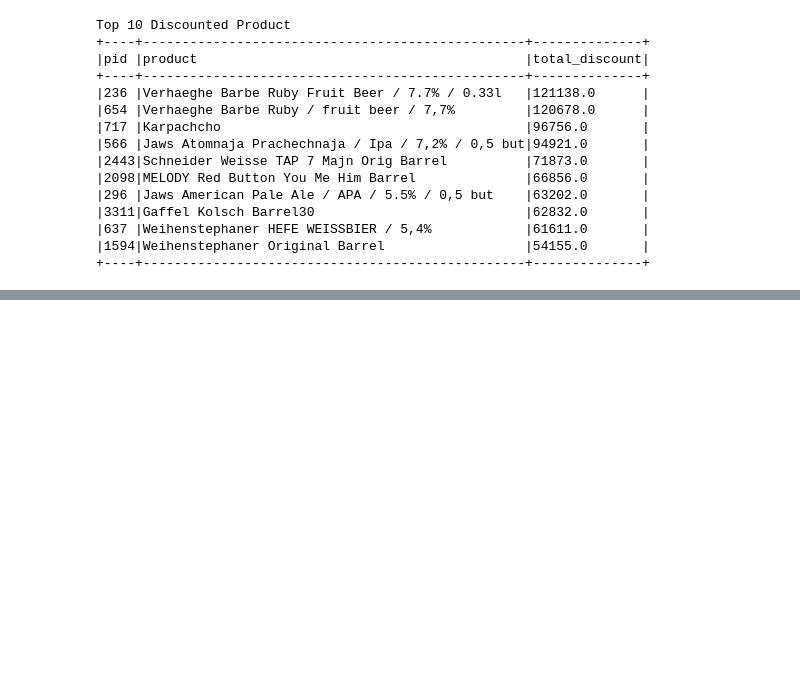
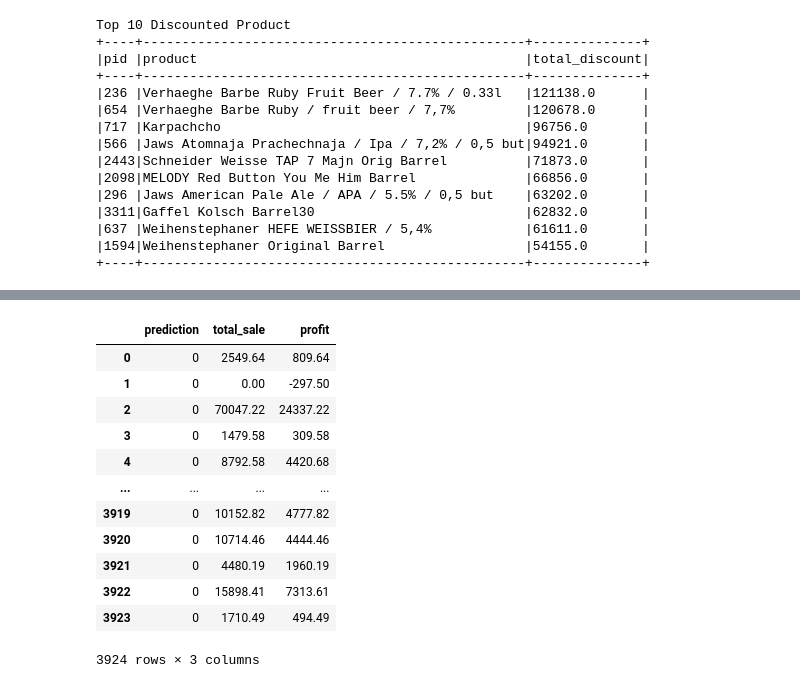
Before and after one commit to jayaspiya/Spark-Craft-Beer-Sales-EDA, a Jupyter notebook: main.ipynb, the cells around one changed output, grey strips where cells are left out. Drawn from its saved outputs; the diff is of its cells as text; code cells hidden in the pictures; blank space fills up the shorter version.

```diff
--- a/main.ipynb
+++ b/main.ipynb
@@ -657,0 +753,5 @@ Top 10 Discounted Product with Profit
+# %%
+beer_data = sales_df\
+    .filter(col('profit').isNotNull())\
+    .groupBy('product')\
+    .agg(sum("total_sale").alias("total_sale"), sum("profit").alias("profit"))
@@ -657,0 +779,17 @@ Top 10 Discounted Product with Profit
+# %%
+predictions_pd = predictions.select("prediction", "total_sale", "profit").toPandas()
+predictions_pd
+# %% [output]
+|  | prediction | total_sale | profit |
+| 0 | 0 | 2549.64 | 809.64 |
+| 1 | 0 | 0.00 | -297.50 |
+| 2 | 0 | 70047.22 | 24337.22 |
+| 3 | 0 | 1479.58 | 309.58 |
+| 4 | 0 | 8792.58 | 4420.68 |
+| ... | ... | ... | ... |
+| 3919 | 0 | 10152.82 | 4777.82 |
+| 3920 | 0 | 10714.46 | 4444.46 |
+| 3921 | 0 | 4480.19 | 1960.19 |
+| 3922 | 0 | 15898.41 | 7313.61 |
+| 3923 | 0 | 1710.49 | 494.49 |
+3924 rows × 3 columns
```
Also changed, not shown: parts of 54 cells of this notebook.
